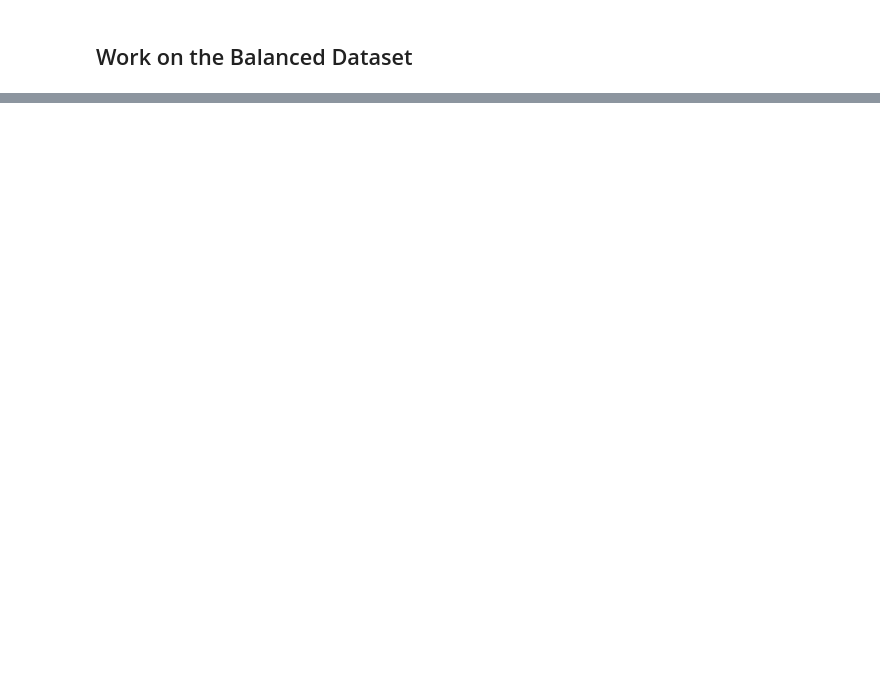
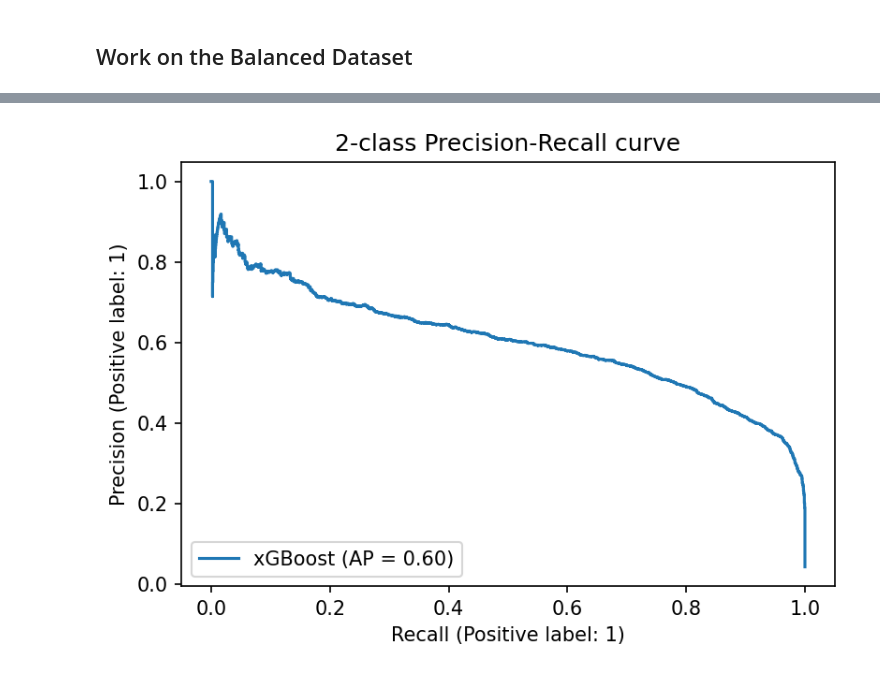
Before and after one commit to amourayuba/Power-Outage-Prediction, a Jupyter notebook: codes/modeling_tornados.ipynb, the cells around one changed output, grey strips where cells are left out. Saved outputs shown, nothing was run; the diff lists cells and outputs as text; code cells hidden in the pictures; blank space fills up the shorter version.

Commit message:
xgboost for tornados

```diff
--- a/codes/modeling_tornados.ipynb
+++ b/codes/modeling_tornados.ipynb
@@ -233,9 +240,9 @@ _ = display.ax_.set_title("2-class Precision-Recall curve")
 # %% [markdown]
 ## Work on the Balanced Dataset
 # %%
-outage = light_train[light_train['power_outage']==True]
-no_outage = light_train[light_train['power_outage']==False]
-no_outage= no_outage.sample(n=3*len(outage), random_state=101)
+outage = tor_train[tor_train['power_outage']==True]
+no_outage = tor_train[tor_train['power_outage']==False]
+no_outage= no_outage.sample(n=8*len(outage), random_state=101)
 balanced = pd.concat([outage,no_outage],axis=0)
 # %%
 balanced.info()
@@ -259,5 +267,3 @@ memory usage: 11.0+ MB
-# %%
-features = ['CENTERLON', 'CENTERLAT', 'log_total_count', 'Month']
 # %%
 model = xgboost.XGBClassifier(
     objective= 'binary:logistic',
@@ -290,0 +349,8 @@ param_scores
+# %%
+best_model = xgboost.XGBClassifier(
+    objective= 'binary:logistic',
+   learning_rate=.03,
+    max_depth=10,
+    n_estimators=100)
+# %%
+best_model.fit(balanced[features], balanced['power_outage'])
@@ -298,6 +390,8 @@ best_model.get_booster().get_score(importance_type='gain')
 # %%
 from sklearn.metrics import PrecisionRecallDisplay
 
 display = PrecisionRecallDisplay.from_estimator(
-    best_model, light_train[features], light_train['power_outage'], name="xGBoost")
+    best_model, tor_train[features], tor_train['power_outage'], name="xGBoost")
 _ = display.ax_.set_title("2-class Precision-Recall curve")
+# %% [output]
+[figure, added]
```
Also changed, not shown: parts of 18 cells of this notebook.
